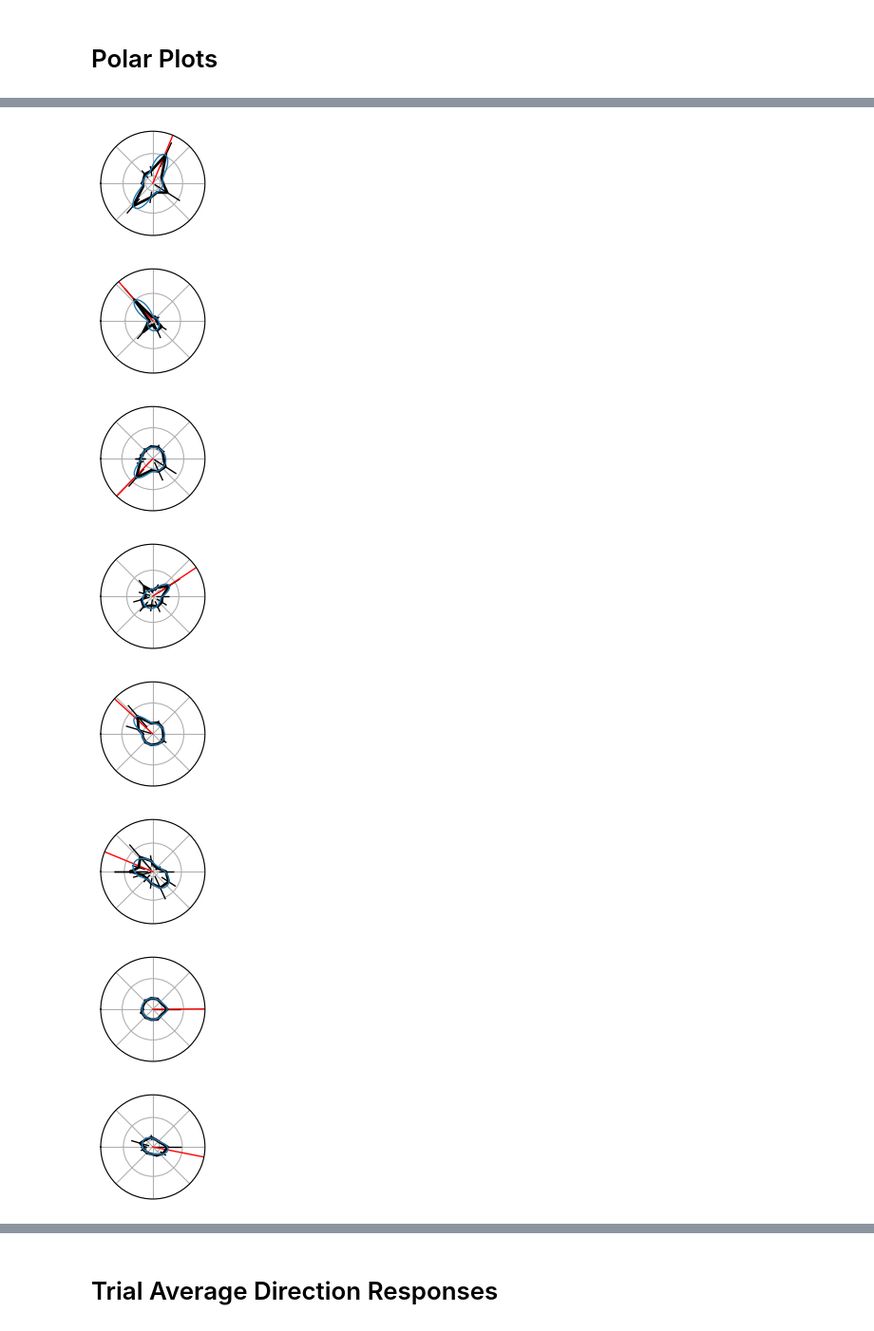
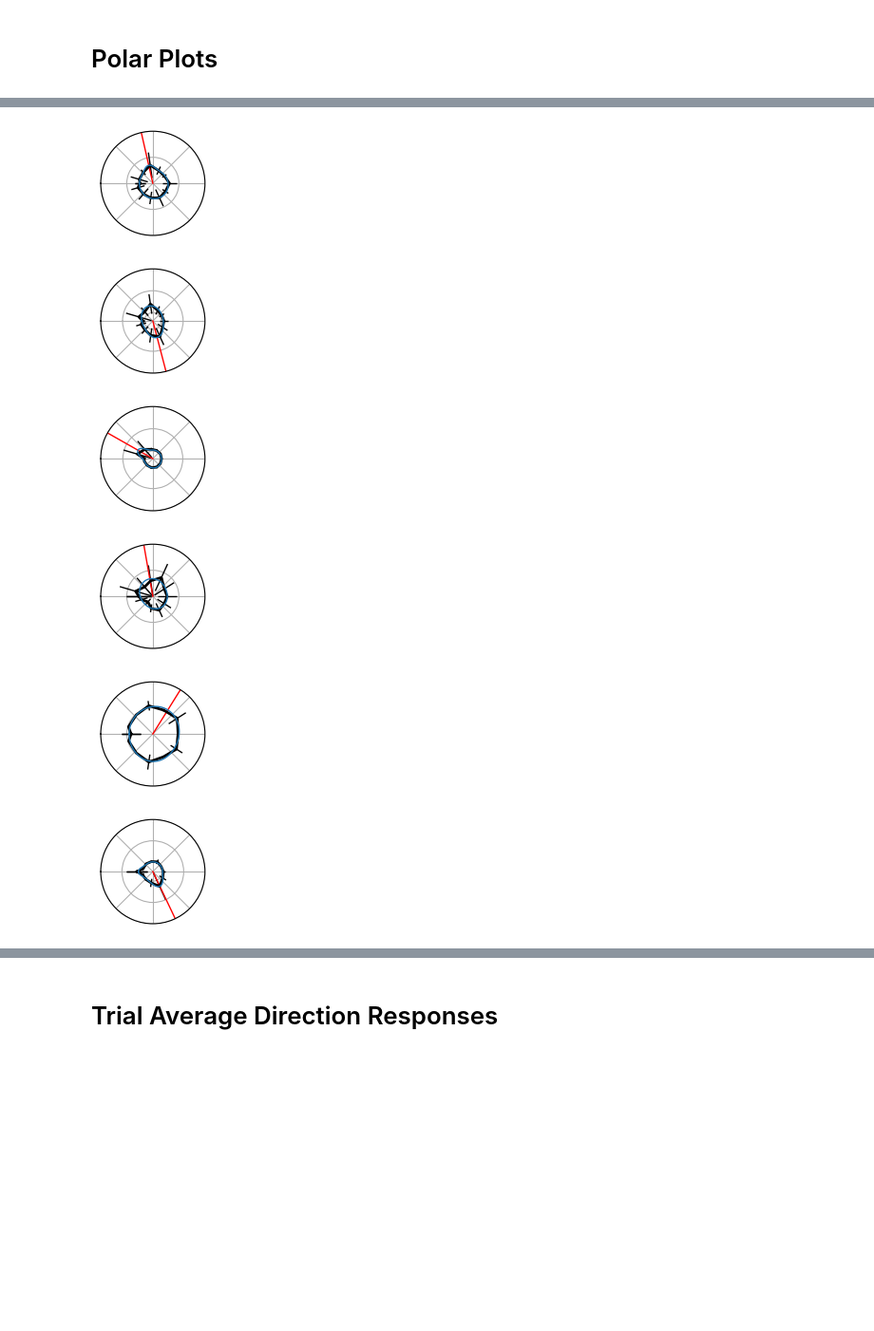
Before and after one commit to drguggiana/prey_capture, a Jupyter notebook: notebooks/thesis_figure_nbs/cherry_picked_cells.ipynb, the cells around one changed output, grey strips where cells are left out. Shown at 95% size. Drawn from its saved outputs; the diff is of its cells as text; code cells hidden in the pictures; blank space fills up the shorter version.

Commit message:
Better stats for scatter

```diff
--- a/notebooks/thesis_figure_nbs/cherry_picked_cells.ipynb
+++ b/notebooks/thesis_figure_nbs/cherry_picked_cells.ipynb
@@ -200,14 +194,15 @@ def hv_plot_vis_trial_averages(trial_averages, trials, cells, stim_type):
     return plt_list
 # %%
 with pd.HDFStore(os.path.join(data_path, 'stats.hdf5'), 'r') as f:
-    ref = f['ref_cells_curated_matches_both_vis_resp'][:]
-    comp = f['comp_cells_curated_matches_both_vis_resp'][:]
+    ref = f['ref_cells_all_matches_both_vis_resp'][:]
+    comp = f['comp_cells_all_matches_both_vis_resp'][:]
 
 ref_sub = ref[['mouse', 'day', 'cell', 'is_vis_resp', 'vis_resp_pval', 'fit_osi', 'pref_ori', 'fit_dsi', 'pref_dir']]
 comp_sub = comp[['mouse', 'day', 'cell', 'is_vis_resp', 'vis_resp_pval', 'fit_osi', 'pref_ori', 'fit_dsi', 'pref_dir']]
 
-df = ref_sub.join(comp_sub, lsuffix='_fixed', rsuffix='_free')
-df.drop(columns=['mouse_free', 'day_free'], inplace=True)
-df.rename(columns={'mouse_fixed': 'mouse', 'day_fixed': 'day'}, inplace=True)
+df = ref_sub.join(comp_sub, lsuffix=f'_{session_shorthand[0]}', rsuffix=f'_{session_shorthand[1]}')
+df.drop(columns=[f'mouse_{session_shorthand[0]}', f'day_{session_shorthand[0]}'], inplace=True)
+df.rename(columns={f'mouse_{session_shorthand[1]}': 'mouse', f'day_{session_shorthand[1]}': 'day'}, inplace=True)
+df = df.sort_values(by=['mouse', 'day']).reset_index(drop=True)
 
-slugs = df.groupby(['mouse', 'day'])[["cell_fixed", "cell_free"]].agg(list).reset_index()
+slugs = df.groupby(['mouse', 'day'])[[f"cell_{session_shorthand[0]}", f"cell_{session_shorthand[1]}"]].agg(list).reset_index()
@@ -229,29 +236,24 @@ for i, row in slugs.iterrows():
 
     # get the raw experiment
     exp_query = bd.query_database('vr_experiment', search_string)
-    exp_query.sort(key=lambda x: x['rig'])
+    exp_query.sort(key=lambda x: x[sort])
 
     # Get the preprocessing file
     preproc_query = bd.query_database('analyzed_data', search_string + r', analysis_type:preprocessing')
     preproc_query = [q for q in preproc_query if parsed_search['mouse'].lower() in q['slug']]
-    preproc_query.sort(key=lambda x: x['rig'])
-    preproc_paths = np.sort(np.array([el['analysis_path'] for el in preproc_query if (el['analysis_type'] == 'preprocessing') and
-                            (parsed_search['mouse'].lower() in el['slug'])]))
+    preproc_query.sort(key=lambda x: x[sort])
+    preproc_paths = np.array([el['analysis_path'] for el in preproc_query if (el['analysis_type'] == 'preprocessing') and
+                            (parsed_search['mouse'].lower() in el['slug'])])
 
     # Get the tuning curve file
     tc_query = bd.query_database('analyzed_data', search_string + r', analysis_type:tc_analysis')
     tc_query = [q for q in tc_query if parsed_search['mouse'].lower() in q['slug']]
-    tc_query.sort(key=lambda x: x['rig'])
-    tc_paths = np.sort(np.array([el['analysis_path'] for el in tc_query if (el['analysis_type'] == 'tc_analysis') and
-                        (parsed_search['mouse'].lower() in el['slug'])]))
+    tc_query.sort(key=lambda x: x[sort])
+    tc_paths = np.array([el['analysis_path'] for el in tc_query if (el['analysis_type'] == 'tc_analysis') and
+                        (parsed_search['mouse'].lower() in el['slug'])])
 
     # Parse the rigs
     rigs = np.array([os.path.basename(file).split('_')[6] for file in preproc_paths])
-    sort_array = np.argsort(rigs)
-
-    rigs = rigs[sort_array]
-    preproc_paths = preproc_paths[sort_array]
-    tc_paths = tc_paths[sort_array]
 
     # Load and save freely moving data
     exp_free = WirefreeExperiment(exp_info=exp_query[0], preproc_info=preproc_query[0], tc_info=tc_query[0])
@@ -264,12 +266,12 @@ for i, row in slugs.iterrows():
     exp_free.norm_inferred_spikes = tuning.normalize_responses(exp_free.inferred_spikes.copy(), columnwise=True)
     exp_free.norm_inferred_spikes = drop_partial_or_long_trials(exp_free.norm_inferred_spikes)
 
-    free_preproc_df = exp_free.norm_deconv_fluor_viewed.loc[:, preproc_cols + row.cell_free].copy()
+    free_preproc_df = exp_free.norm_deconv_fluor_viewed.loc[:, preproc_cols + row[f'cell_{session_shorthand[0]}']].copy()
     free_preproc_df['mouse'] = row.mouse
     free_preproc_df['day'] = row.day
     preproc_df_list_free.append(free_preproc_df)
 
-    free_tc_df = exp_free.visual_tcs.deconvolved_fluor_viewed_props.loc[row.cell_free, :]
+    free_tc_df = exp_free.visual_tcs.deconvolved_fluor_viewed_props.loc[row[f'cell_{session_shorthand[0]}'], :]
     free_tc_df['mouse'] = row.mouse
     free_tc_df['day'] = row.day
     tc_df_list_free.append(free_tc_df)
@@ -285,12 +287,12 @@ for i, row in slugs.iterrows():
     exp_fixed.norm_inferred_spikes = tuning.normalize_responses(exp_fixed.inferred_spikes.copy(), columnwise=True)
     exp_fixed.norm_inferred_spikes = drop_partial_or_long_trials(exp_fixed.norm_inferred_spikes)
 
-    fixed_preproc_df = exp_fixed.norm_deconv_fluor_viewed.loc[:, preproc_cols + row.cell_fixed].copy()
+    fixed_preproc_df = exp_fixed.norm_deconv_fluor_viewed.loc[:, preproc_cols + row[f'cell_{session_shorthand[1]}']].copy()
     fixed_preproc_df['mouse'] = row.mouse
     fixed_preproc_df['day'] = row.day
     preproc_df_list_fixed.append(fixed_preproc_df)
 
-    fixed_tc_df = exp_fixed.visual_tcs.deconvolved_fluor_viewed_props.loc[row.cell_fixed, :]
+    fixed_tc_df = exp_fixed.visual_tcs.deconvolved_fluor_viewed_props.loc[row[f'cell_{session_shorthand[1]}'], :]
     fixed_tc_df['mouse'] = row.mouse
     fixed_tc_df['day'] = row.day
     tc_df_list_fixed.append(fixed_tc_df)
@@ -309,6 +311,6 @@ for i, cell in enumerate(tc_df_fixed.index.to_list()):
     tc_df_row = tc_df_fixed.iloc[i].to_frame().T
     this_fig_axes = fp.plot_tuning_with_stats(tc_df_row, cell, subfig=fig, tuning_kind='direction',
                                               plot_selectivity=False, font_size='paper', plot_trials=False)
-    save_path = os.path.join(fig_path, '18_cherry_picked_head_fixed_repeat_FOV_TCs', f'{session_shorthand[0]}_polar_plots', f'tc_{i}_{cell}.png')
+    save_path = os.path.join(fig_path, '19_cherry_picked_freely_moving_repeat_FOV_TCs', f'{session_shorthand[1]}_polar_plots', f'tc_{i}_{cell}.png')
     fig.savefig(save_path, dpi=800, format='png')
 # %% [output]
@@ -317,11 +319,9 @@ for i, cell in enumerate(tc_df_fixed.index.to_list()):
-[figure, old version]
+[figure, new version]
-[figure, old version]
+[figure, new version]
-[figure, old version]
+[figure, new version]
-[figure, old version]
+[figure, new version]
-[figure, old version]
+[figure, new version]
-[figure, old version]
+[figure, new version]
-[figure, removed]
-[figure, removed]
 # %%
 # Freely Moving
 
```
Also changed, not shown: parts of 14 cells of this notebook, 1 other file.
